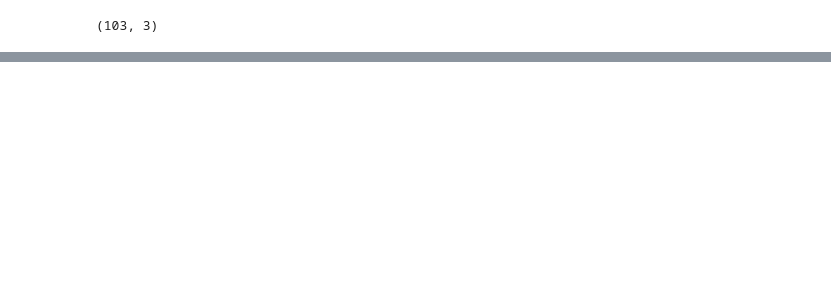
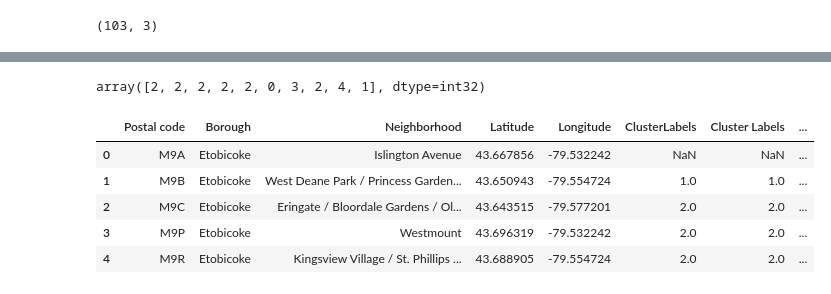
Before and after one commit to valeriya-kovalenko/Coursera_Capstone, a Jupyter notebook: Capstone Project Notebook.ipynb, the cells around one changed output, grey strips where cells are left out. Saved outputs shown, nothing was run; the diff lists cells and outputs as text; code cells hidden in the pictures; blank space fills up the shorter version.

```diff
--- a/Capstone Project Notebook.ipynb
+++ b/Capstone Project Notebook.ipynb
@@ -106,0 +377,6 @@ neighborhood.shape
+# %%
+#Now write the code to run the above function on each neighborhood and create a new dataframe called Etobicoke_venues.
+Etobicoke_venues = getNearbyVenues(names=Etobicoke['Neighborhood'],
+                                   latitudes=Etobicoke['Latitude'],
+                                   longitudes=Etobicoke['Longitude']
+                                  )
@@ -106,0 +429,5 @@ neighborhood.shape
+# %%
+#Next, let's group rows by neighborhood and by taking the mean of the frequency of occurrence of each category
+Etobicoke_grouped = Etobicoke_onehot.groupby('Neighborhood').mean().reset_index()
+Etobicoke_grouped
+Etobicoke_grouped.shape
@@ -106,0 +467,8 @@ neighborhood.shape
+# %%
+#Let's put that into a pandas dataframe
+#First, let's write a function to sort the venues in descending order.
+def return_most_common_venues(row, num_top_venues):
+    row_categories = row.iloc[1:]
+    row_categories_sorted = row_categories.sort_values(ascending=False)
+
+    return row_categories_sorted.index.values[0:num_top_venues]
@@ -106,0 +504,34 @@ neighborhood.shape
+# %%
+# Cluster Neighborhoods
+#Run k-means to cluster the neighborhood into 5 clusters.
+# set number of clusters
+kclusters = 5
+
+Etobicoke_grouped_clustering = Etobicoke_grouped.drop('Neighborhood', 1)
+
+# run k-means clustering
+kmeans = KMeans(n_clusters=kclusters, random_state=0).fit(Etobicoke_grouped_clustering)
+
+# check cluster labels generated for each row in the dataframe
+kmeans.labels_[0:10]
+# %% [output]
+array([2, 2, 2, 2, 2, 0, 3, 2, 4, 1], dtype=int32)
+# %%
+#Let's create a new dataframe that includes the cluster as well as the top 10 venues for each neighborhood
+
+# add clustering labels
+neighborhoods_venues_sorted.insert(0, 'ClusterLabels', kmeans.labels_)
+
+Etobicoke_merged = Etobicoke
+
+# merge toronto_grouped with toronto_data to add latitude/longitude for each neighborhood
+Etobicoke_merged = Etobicoke_merged.join(neighborhoods_venues_sorted.set_index('Neighborhood'), on='Neighborhood')
+
+Etobicoke_merged.head() # check the last columns!
+# %% [output]
+|  | Postal code | Borough | Neighborhood | Latitude | Longitude | ClusterLabels | Cluster Labels | ... |
+| 0 | M9A | Etobicoke | Islington Avenue | 43.667856 | -79.532242 | NaN | NaN | ... |
+| 1 | M9B | Etobicoke | West Deane Park / Princess Garden... | 43.650943 | -79.554724 | 1.0 | 1.0 | ... |
+| 2 | M9C | Etobicoke | Eringate / Bloordale Gardens / Ol... | 43.643515 | -79.577201 | 2.0 | 2.0 | ... |
+| 3 | M9P | Etobicoke | Westmount | 43.696319 | -79.532242 | 2.0 | 2.0 | ... |
+| 4 | M9R | Etobicoke | Kingsview Village / St. Phillips ... | 43.688905 | -79.554724 | 2.0 | 2.0 | ... |
```
Also changed, not shown: parts of 31 cells of this notebook.
